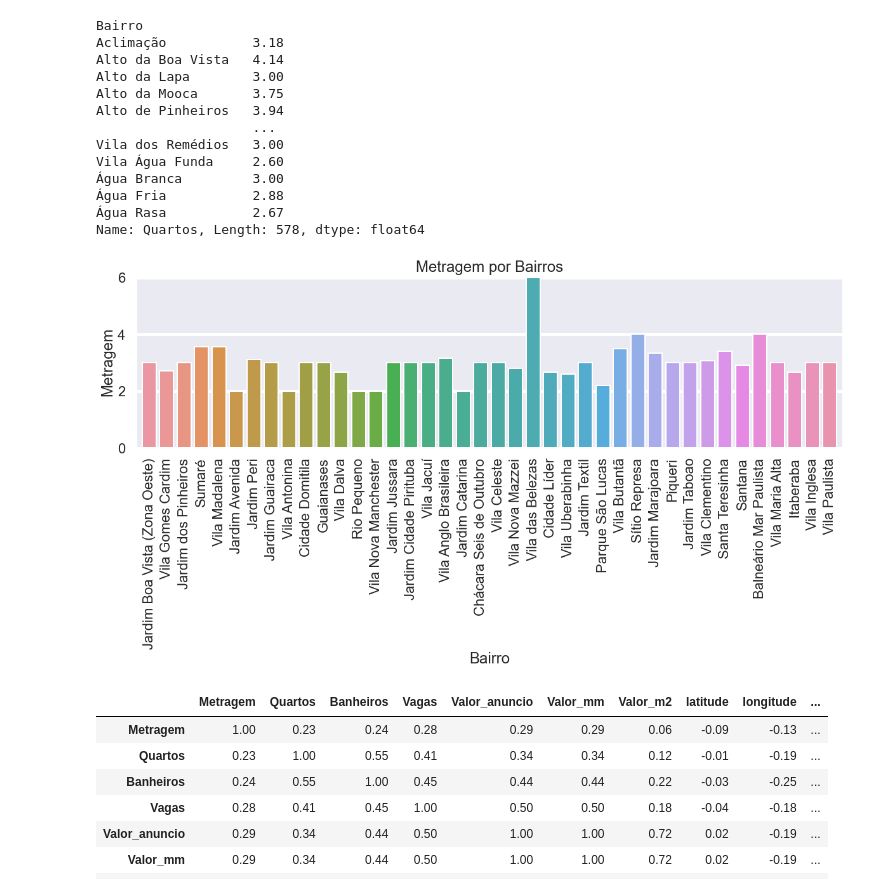
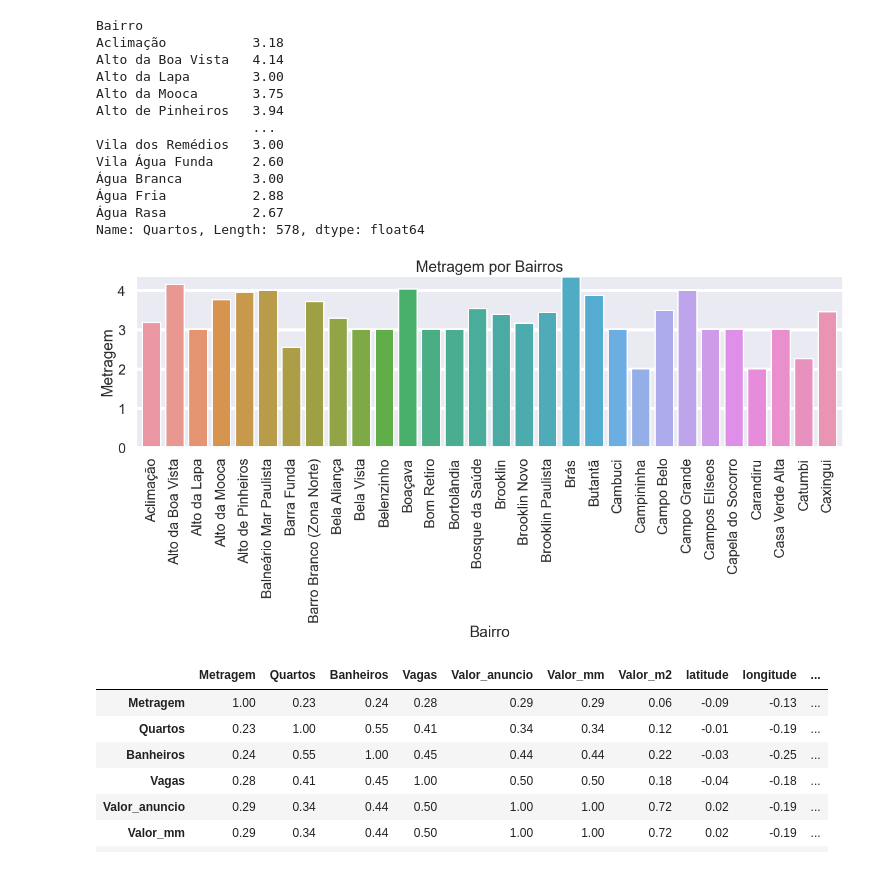
Before and after one commit to GabrielBG0/Sao-Paulo-Home-Prices, a Jupyter notebook: finalProject.ipynb, the cells around one changed output. Cells and saved outputs as stored; diff of their text form; code cells hidden in the pictures.

Commit message:
change sample to head

```diff
--- a/finalProject.ipynb
+++ b/finalProject.ipynb
@@ -198,16 +198,16 @@ Vila Água Funda     2.60
 Água Rasa           2.67
 Name: Quartos, Length: 578, dtype: float64
 # %%
-samples = q_bairro.sample(40)
+samples = q_bairro.head(30)
 plt.figure(figsize=(20, 5))
 ax = sns.barplot(x=samples.index, y=samples)
 ax.set_title('Metragem por Bairros')
 ax.set_ylabel('Metragem')
 ax.set_xticklabels(samples.index, rotation=90)
 ax.margins(0.01)
 plt.show()
 # %% [output]
-[figure, old version]
+[figure, new version]
 # %%
 data.corr()
 # %% [output]
```
